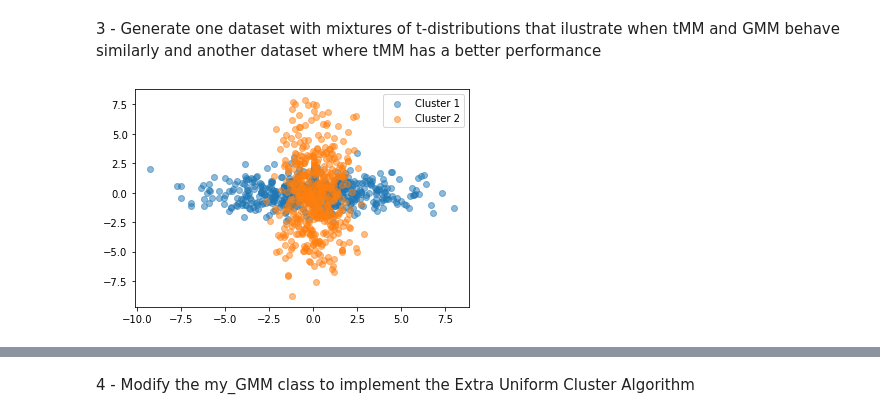
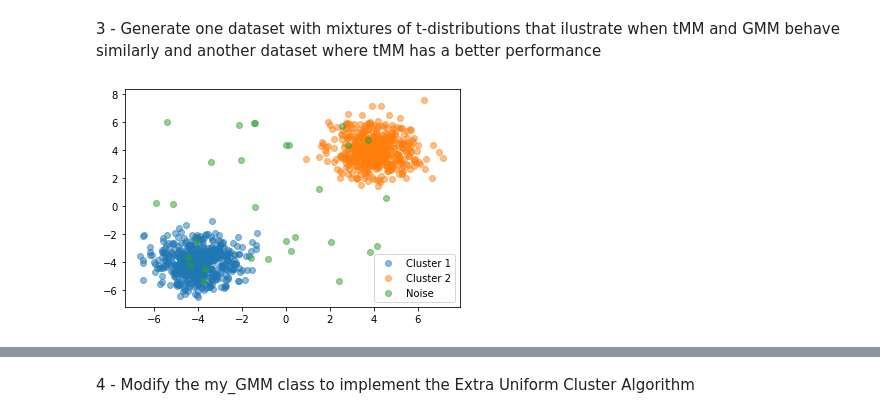
Before and after one commit to EmmanuelJhno/AML-labs, a Jupyter notebook: Cours 6 - TP/lab5-RMM.ipynb, the cells around one changed output, grey strips where cells are left out. Saved outputs shown, nothing was run; the diff lists cells and outputs as text; code cells hidden in the pictures.

Commit message:
Implement extra uniform cluster

```diff
--- a/Cours 6 - TP/lab5-RMM.ipynb
+++ b/Cours 6 - TP/lab5-RMM.ipynb
@@ -535,23 +552,25 @@ class my_tMM():
 n = 500
 p = 2
 
-sigma1 = np.array([3, 1])
+sigma1 = np.array([1, 1])
 
-sigma2 = np.array([1, 3])
+sigma2 = np.array([1, 1])
 
-cluster1 = np.random.normal(loc=np.zeros(shape=(p,)),
+cluster1 = np.random.normal(loc=-4*np.ones(shape=(p,)),
                             scale=sigma1, size=(n, p))
-cluster2 = np.random.normal(loc=np.zeros(shape=(p,)),
+cluster2 = np.random.normal(loc=4*np.ones(shape=(p,)),
                             scale=sigma2, size=(n, p))
+cluster3 = np.random.uniform(-6, 6, size=(30, p))
 
 data = np.concatenate((cluster1, cluster2), axis=0)
 # %%
 plt.scatter(cluster1.T[0], cluster1.T[1], alpha=0.5, label='Cluster 1')
 plt.scatter(cluster2.T[0], cluster2.T[1], alpha=0.5, label='Cluster 2')
+plt.scatter(cluster3.T[0], cluster3.T[1], alpha=0.5, label='Noise')
 plt.legend()
 plt.show()
 # %% [output]
-[figure, old version]
+[figure, new version]
 # %%
 tmm = my_tMM(2)
 tmm.fit(data)
```
Also changed, not shown: parts of 8 cells of this notebook.
